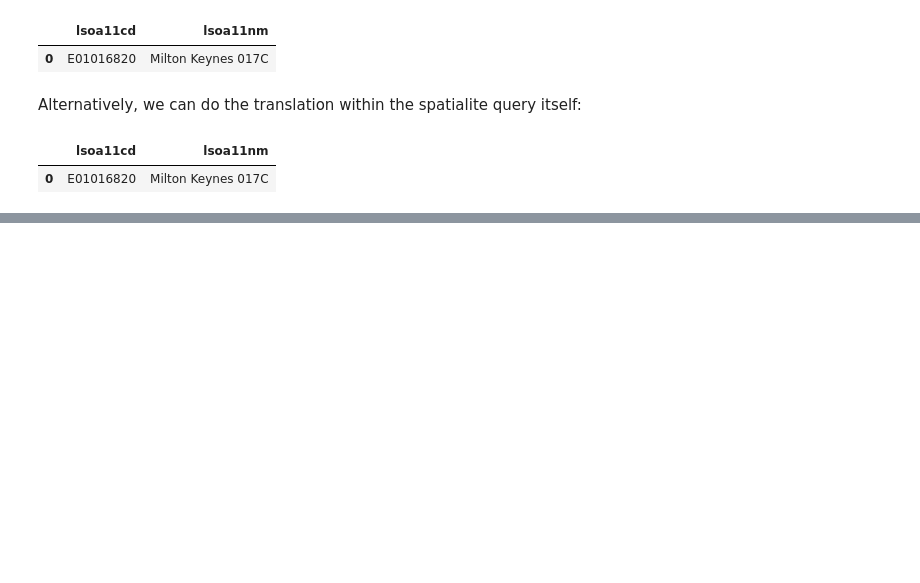
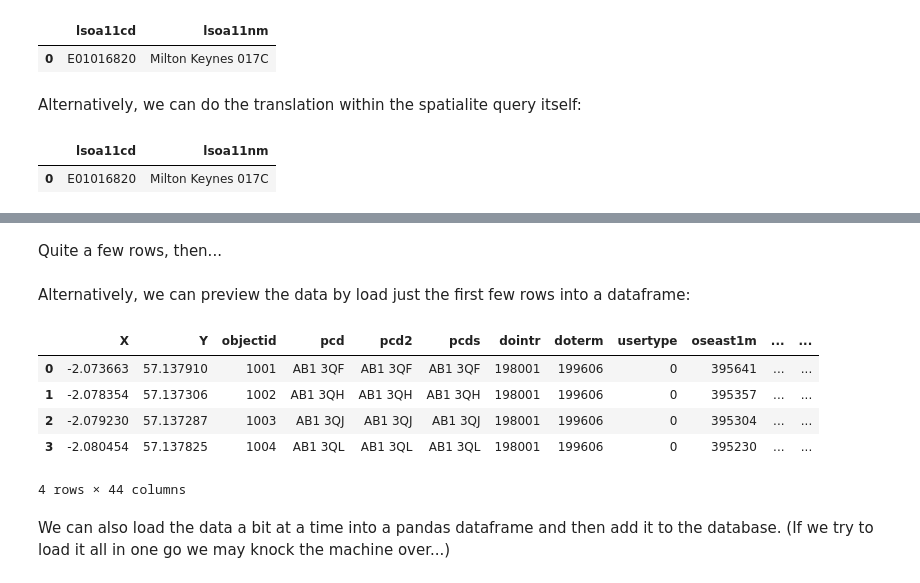
Before and after one commit to psychemedia/crime-data-demo, a Jupyter notebook: LSOA Sketches.ipynb, the cells around one changed output, grey strips where cells are left out. Cells and saved outputs as stored; diff of their text form; code cells hidden in the pictures; blank space fills up the shorter version.

Commit message:
Add in postcode lookup

```diff
--- a/LSOA Sketches.ipynb
+++ b/LSOA Sketches.ipynb
@@ -190,0 +223,15 @@ pd.read_sql(q, conn)
+# %% [markdown]
+Quite a few rows, then...
+# %% [markdown]
+Alternatively, we can preview the data by load just the first few rows into a dataframe:
+# %%
+pd.read_csv("postcodes.csv", nrows=4)
+# %% [output]
+|  | X | Y | objectid | pcd | pcd2 | pcds | dointr | doterm | usertype | oseast1m | ... | ... |
+| 0 | -2.073663 | 57.137910 | 1001 | AB1 3QF | AB1 3QF | AB1 3QF | 198001 | 199606 | 0 | 395641 | ... | ... |
+| 1 | -2.078354 | 57.137306 | 1002 | AB1 3QH | AB1 3QH | AB1 3QH | 198001 | 199606 | 0 | 395357 | ... | ... |
+| 2 | -2.079230 | 57.137287 | 1003 | AB1 3QJ | AB1 3QJ | AB1 3QJ | 198001 | 199606 | 0 | 395304 | ... | ... |
+| 3 | -2.080454 | 57.137825 | 1004 | AB1 3QL | AB1 3QL | AB1 3QL | 198001 | 199606 | 0 | 395230 | ... | ... |
+4 rows × 44 columns
+# %% [markdown]
+We can also load the data a bit at a time into a pandas dataframe and then add it to the database. (If we try to load it all in one go we may knock the machine over...)
```
Also changed, not shown: parts of 10 cells of this notebook.
